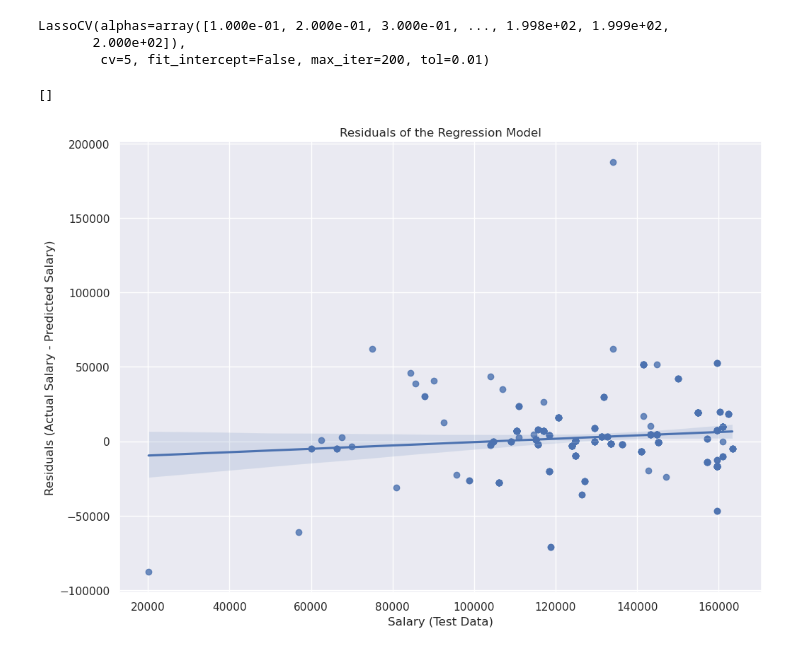
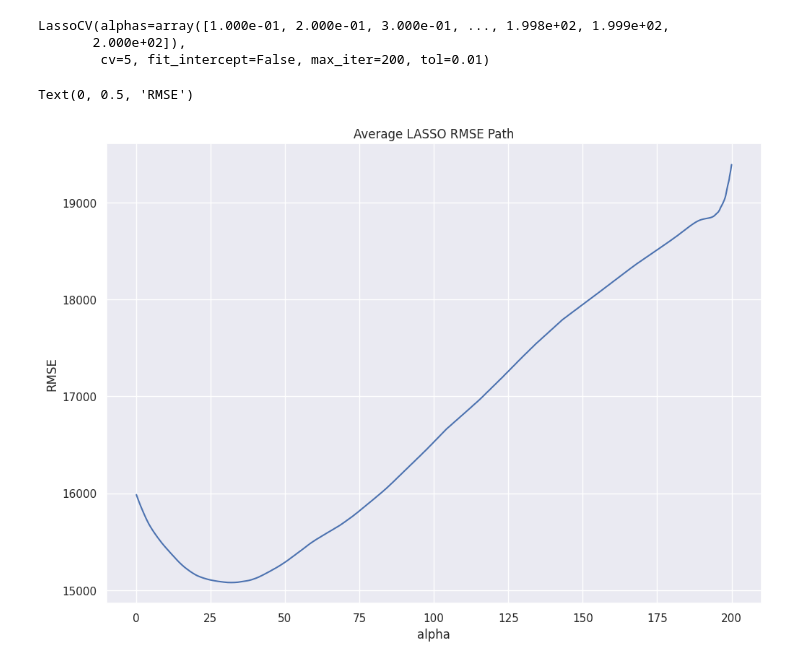
Before and after one commit to trav-d13/Data-Science-Job-Market-Analysis, a Jupyter notebook: eda.ipynb, the cells around one changed output. Cells and saved outputs as stored; diff of their text form; code cells hidden in the pictures.

```diff
--- a/eda.ipynb
+++ b/eda.ipynb
@@ -291,0 +291,5 @@ def get_rmse(actual, predicted):
+# %%
+def ohe_countries(data: pd.DataFrame) -> pd.DataFrame:
+    dummy_vars = pd.get_dummies(data[['country']])
+    data = data.join(dummy_vars)
+    return data
@@ -291,0 +309,15 @@ def get_rmse(actual, predicted):
+# %%
+def process_data(data):
+
+    data = (
+        data
+        .pipe(remove_salary_outliers)
+        .pipe(ohe_countries)
+        .pipe(remove_columns)
+    )
+
+    # Split data into x and y for the regression model
+    X = data.drop(['euro_value'], axis = 1)
+    y = data['euro_value']
+
+    return X, y
@@ -292,18 +326,6 @@ def get_rmse(actual, predicted):
 # %%
-# Build regression model
-starting_index = df_clean.columns.get_loc('Apache_Spark')  # This is the first df column where the skills are starting
-
-reg_columns = ['euro_value']
-reg_columns += df_clean.iloc[:, starting_index:].columns.tolist()
-
-# Select relevant columns
-reg_df = df_clean.reindex(columns=reg_columns)
-
-# Split data into x and y for the regression model
-X = reg_df.drop(['euro_value'], axis = 1)
-y = reg_df['euro_value']
-
-X_train, X_test, y_train, y_test = train_test_split(X, y, test_size=0.33, random_state=42)
+X, y = process_data(df)
+X_train, X_test, y_train, y_test = train_test_split(X, y, test_size=0.2, random_state=42)
 y_test = y_test.astype(float)
 # %%
 alphas = np.arange(0.1, 200.1, .1)
@@ -316,14 +338,3 @@ LassoCV(alphas=array([1.000e-01, 2.000e-01, 3.000e-01, ..., 1.998e+02, 1.999e+02
 # %%
 y_fitted = model.predict(X_train).astype(float)
 y_predicted = model.predict(X_test).astype(float)
-# %%
-# Plot residuals
-fm_residuals = y_test - y_predicted
-sns.regplot(x=y_test, y=fm_residuals)
-plt.xlabel('Salary (Test Data)')
-plt.ylabel('Residuals (Actual Salary - Predicted Salary)')
-plt.title('Residuals of the Regression Model')
-plt.plot()
-# %% [output]
-[]
-[figure, removed]
@@ -329,0 +345,9 @@ plt.plot()
+# %%
+plt.plot(model.alphas_, np.sqrt(np.apply_along_axis(np.mean, 1, model.mse_path_)))
+ax = plt.gca()
+ax.set_title('Average LASSO RMSE Path')
+ax.set_xlabel('alpha')
+ax.set_ylabel('RMSE')
+# %% [output]
+Text(0, 0.5, 'RMSE')
+[figure, added]
```
Also changed, not shown: parts of 18 cells of this notebook.
